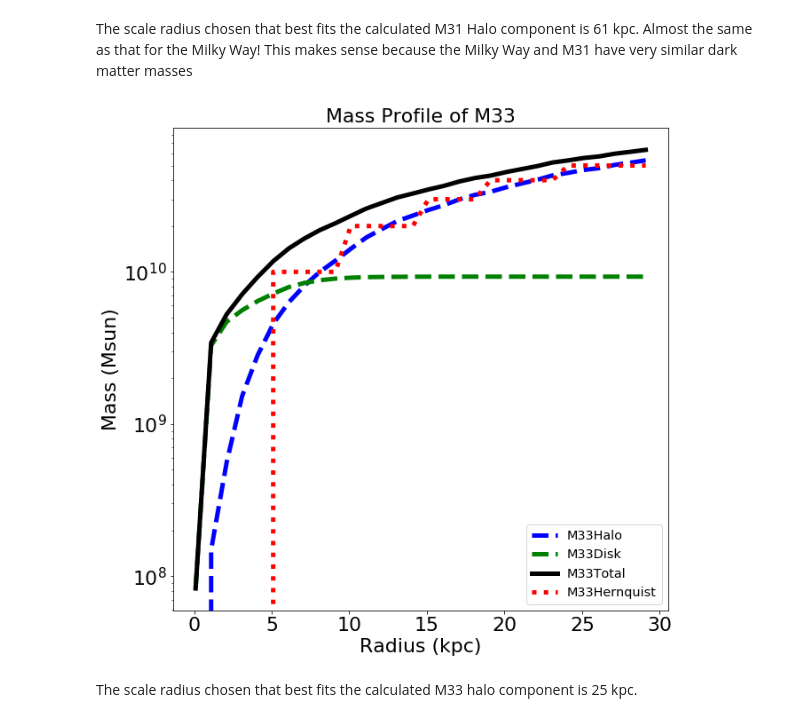
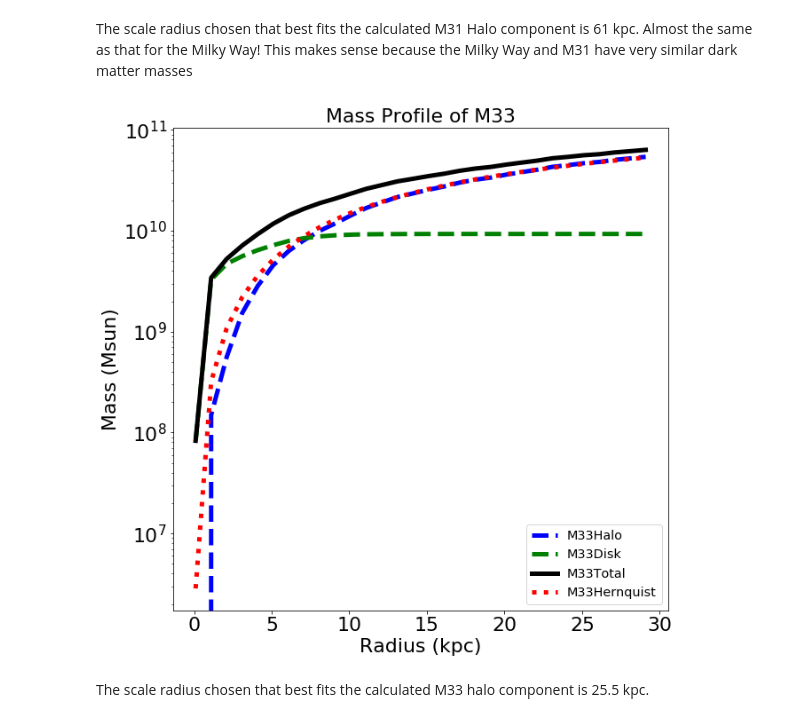
Before and after one commit to mwalder428/400B_walder, a Jupyter notebook: Homeworks/Homework5/MassProfile.ipynb, the cells around one changed output. Cells and saved outputs as stored; diff of their text form; code cells hidden in the pictures.

```diff
--- a/Homeworks/Homework5/MassProfile.ipynb
+++ b/Homeworks/Homework5/MassProfile.ipynb
@@ -324,38 +336,38 @@ M33Total = M33.MassEnclosedTotal(r)
 M33Hernquist = np.zeros(len(r))
 
 for i in range(len(r)):
-    M33Hernquist[i] = M33.HernquistMass(r[i]/u.kpc, 25, 0.187)/u.M_sun
+    M33Hernquist[i] = M33.HernquistMass(r[i]/u.kpc, 25.5, 0.187)/u.M_sun
 
 M33Hernquist = M33Hernquist*u.M_sun
 
 #plot them as a function of radius
 fig = plt.figure(figsize=(10,10))
 ax = plt.subplot(111)
 
 #plot components calculated by MassEnclosedFunctions
 ax.semilogy(r, M33Halo, color='blue', linewidth=5, linestyle='--', label='M33Halo')
 ax.semilogy(r, M33Disk, color='green', linewidth=5, linestyle='--', label='M33Disk')
 ax.semilogy(r, M33Total, color='black', linewidth=5, label='M33Total')
 
 #plot Hernquist profile on top of DM component
 ax.semilogy(r, M33Hernquist, color='red', linewidth=5, linestyle=':', label='M33Hernquist')
 
 #add labels
 plt.title("Mass Profile of M33", fontsize=22)
 plt.xlabel("Radius (kpc)", fontsize=22)
 plt.ylabel("Mass (Msun)", fontsize=22)
 
 #adjust tick label font size
 label_size = 22
 plt.rcParams['xtick.labelsize'] = label_size
 plt.rcParams['ytick.labelsize'] = label_size
 
 # add a legend with some customizations.
 legend = ax.legend(loc='lower right',fontsize='x-large')
 # %% [output]
-[figure, old version]
+[figure, new version]
 # %% [markdown]
-The scale radius chosen that best fits the calculated M33 halo component is 25 kpc.
+The scale radius chosen that best fits the calculated M33 halo component is 25.5 kpc.
 # %%
 #plotting the rotation curve of the Milky Way
 
```
Also changed, not shown: parts of 6 cells of this notebook.
